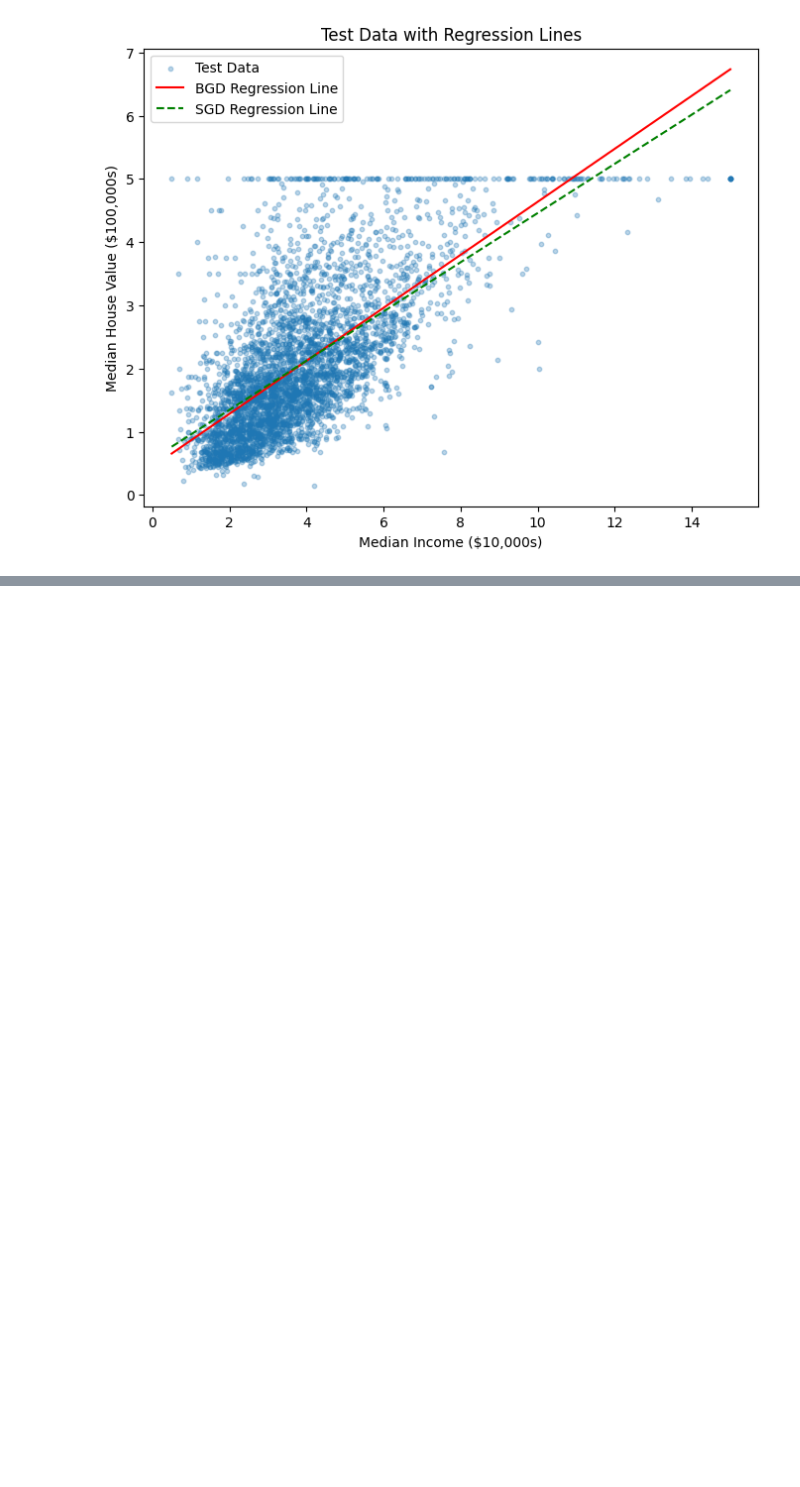
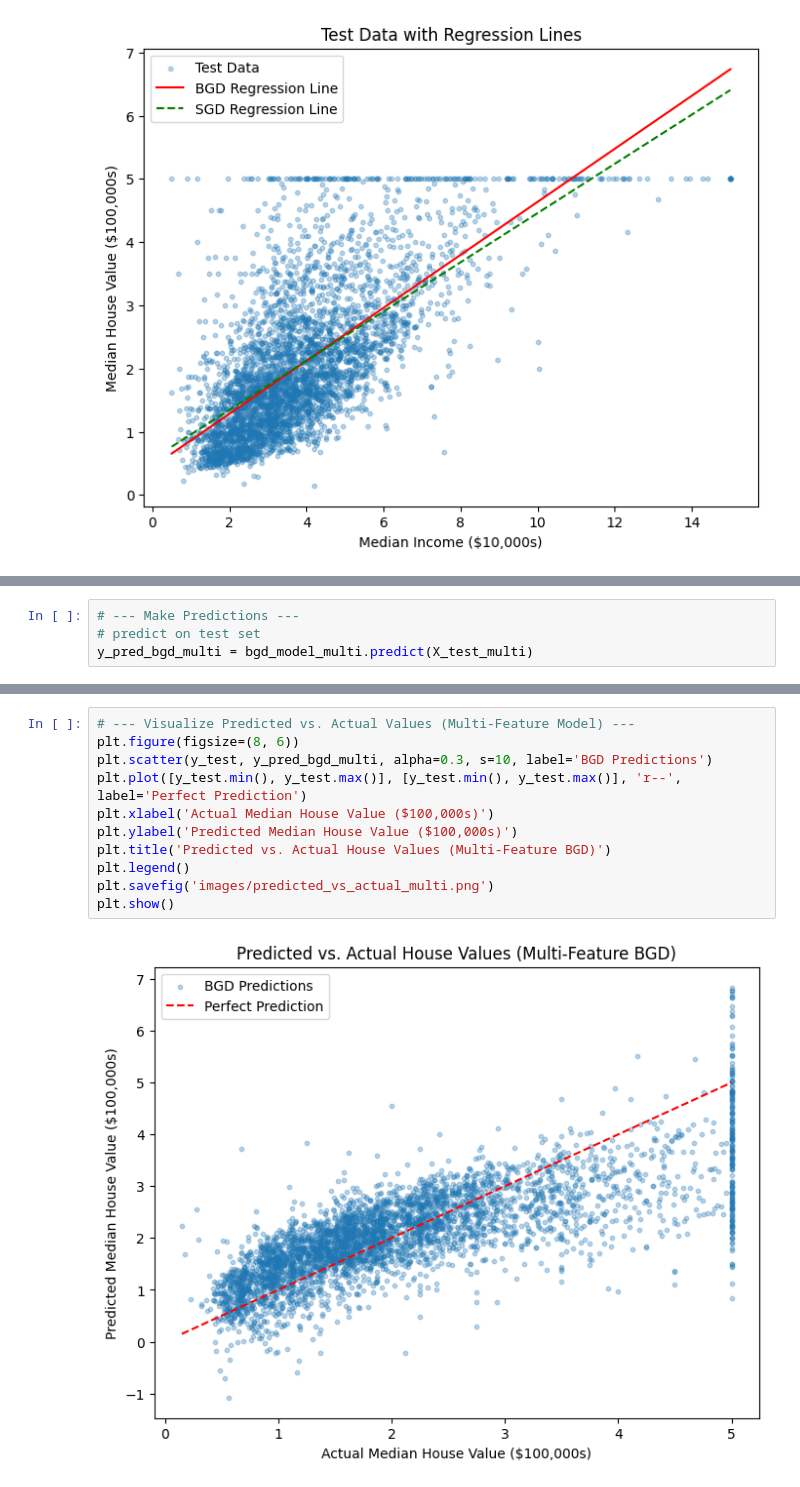
Before and after one commit to oliverbuterbaugh/IN3200_coursework, a Jupyter notebook: housing_model.ipynb, the cells around one changed output, grey strips where cells are left out. Cells and saved outputs as stored; diff of their text form; blank space fills up the shorter version.

```diff
--- a/housing_model.ipynb
+++ b/housing_model.ipynb
@@ -85,0 +136,4 @@ plt.show()
+# %%
+# --- Make Predictions ---
+# predict on test set
+y_pred_bgd_multi = bgd_model_multi.predict(X_test_multi)
@@ -85,0 +169,13 @@ plt.show()
+# %%
+# --- Visualize Predicted vs. Actual Values (Multi-Feature Model) ---
+plt.figure(figsize=(8, 6))
+plt.scatter(y_test, y_pred_bgd_multi, alpha=0.3, s=10, label='BGD Predictions')
+plt.plot([y_test.min(), y_test.max()], [y_test.min(), y_test.max()], 'r--', label='Perfect Prediction')
+plt.xlabel('Actual Median House Value ($100,000s)')
+plt.ylabel('Predicted Median House Value ($100,000s)')
+plt.title('Predicted vs. Actual House Values (Multi-Feature BGD)')
+plt.legend()
+plt.savefig('images/predicted_vs_actual_multi.png')
+plt.show()
+# %% [output]
+[figure, added]
```
Also changed, not shown: parts of 9 cells of this notebook, 9 other files.
